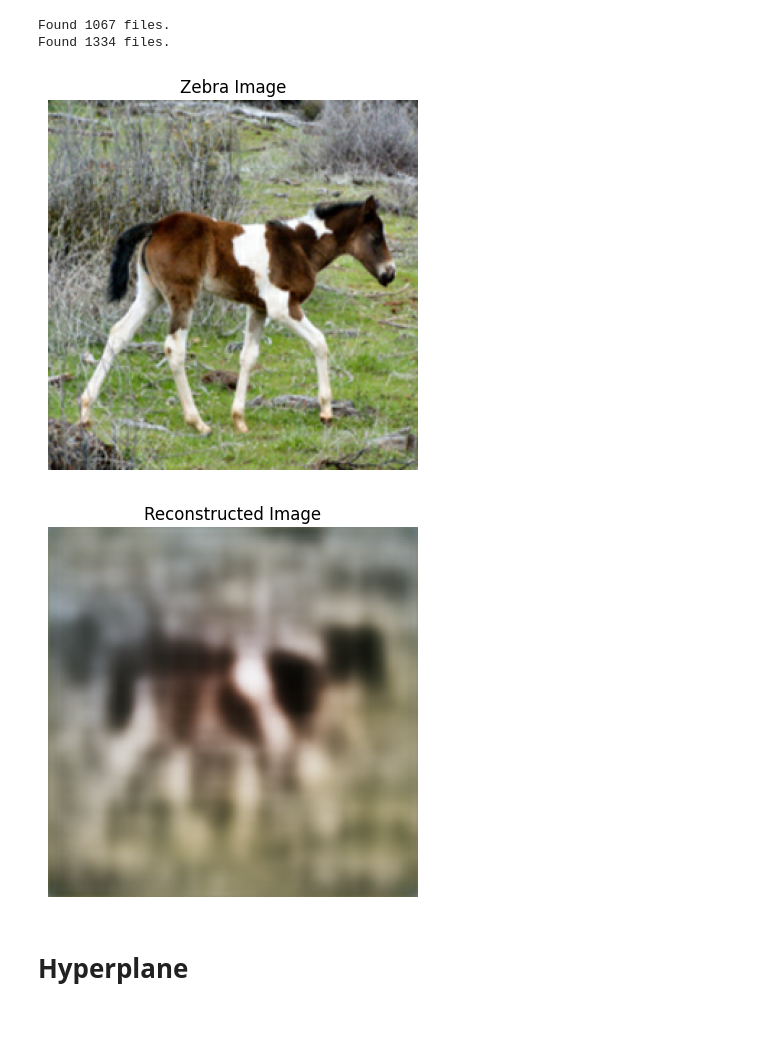
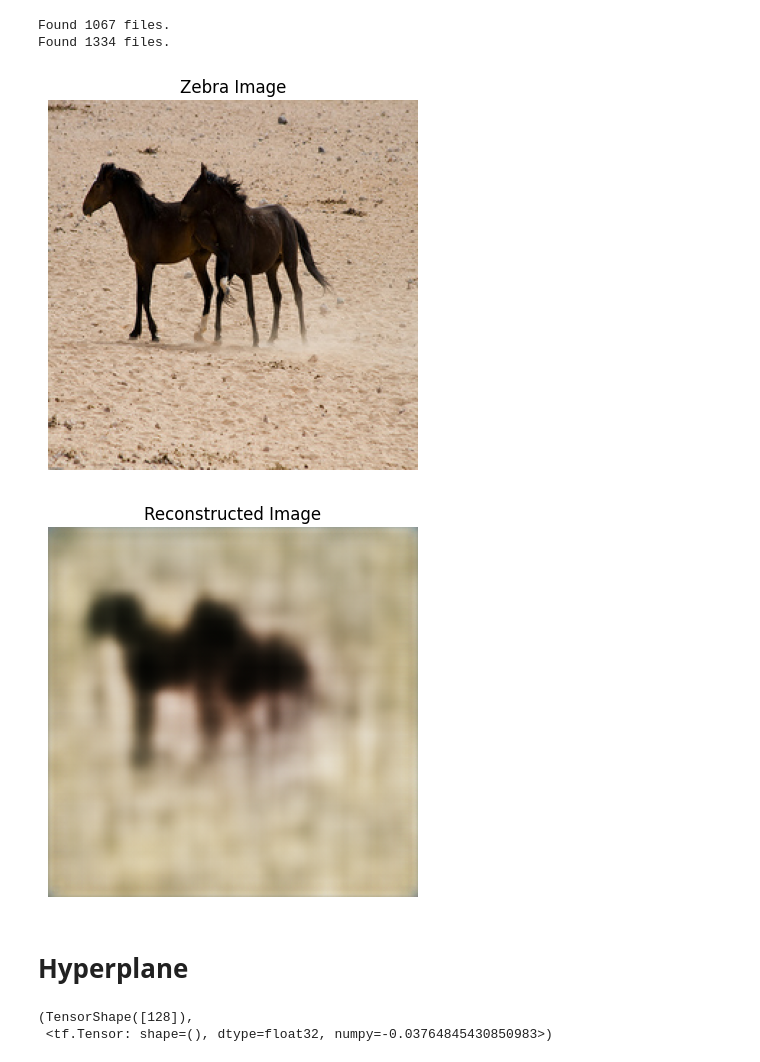
Before and after one commit to kaushithamsilva/horse2zebra, a Jupyter notebook: code/di-vae-analysis.ipynb, the cells around one changed output. Drawn from its saved outputs; the diff is of its cells as text; code cells hidden in the pictures; blank space fills up the shorter version.

```diff
--- a/code/di-vae-analysis.ipynb
+++ b/code/di-vae-analysis.ipynb
@@ -45,29 +43,36 @@ zebra_batch = next(iter(zebra_batch))
 horse_batch = horse_dataset.take(1)
 horse_batch = next(iter(horse_batch))
 # %%
+import numpy as np
+
 x_batch, y_batch = horse_batch
-
+index = np.random.randint(0, len(x_batch), 1)[0]
 
 import matplotlib.pyplot as plt
 plt.figure()
 plt.axis('off')
 plt.title("Zebra Image")
-plt.imshow(x_batch[0])
+plt.imshow(x_batch[index])
 
 
 # reconstruct the image using the VAE model
-reconstructed, _, _ = vae_model(x_batch[:1])
+reconstructed, _, _ = vae_model(x_batch[index:index+1])
 plt.figure()
 plt.axis('off')
 plt.title("Reconstructed Image")
 plt.imshow(reconstructed.numpy().reshape(256, 256, 3))
 plt.show()
 # %% [output]
-[figure, old version]
+[figure, new version]
-[figure, old version]
+[figure, new version]
 # %% [markdown]
 # Hyperplane
 # %%
 from hyperplane import Hyperplane
+
 domain_hyperplane = Hyperplane(domain_discriminator)
 w, b = domain_hyperplane.get_hyplerplane_params()
+w.shape, b
+# %% [output]
+(TensorShape([128]),
+ <tf.Tensor: shape=(), dtype=float32, numpy=-0.03764845430850983>)
```
Also changed, not shown: parts of 14 cells of this notebook.
